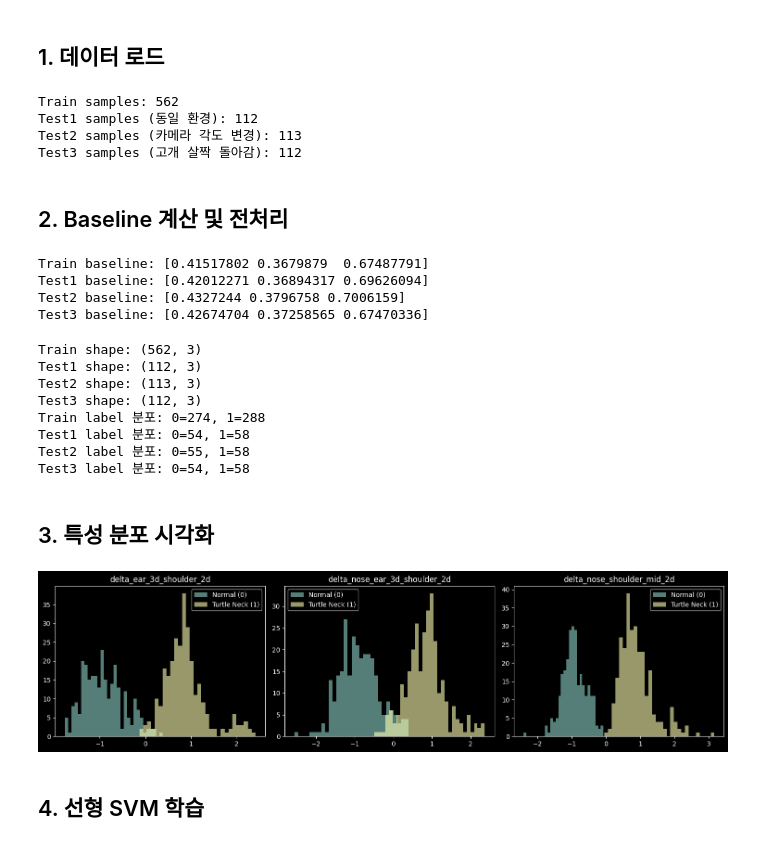
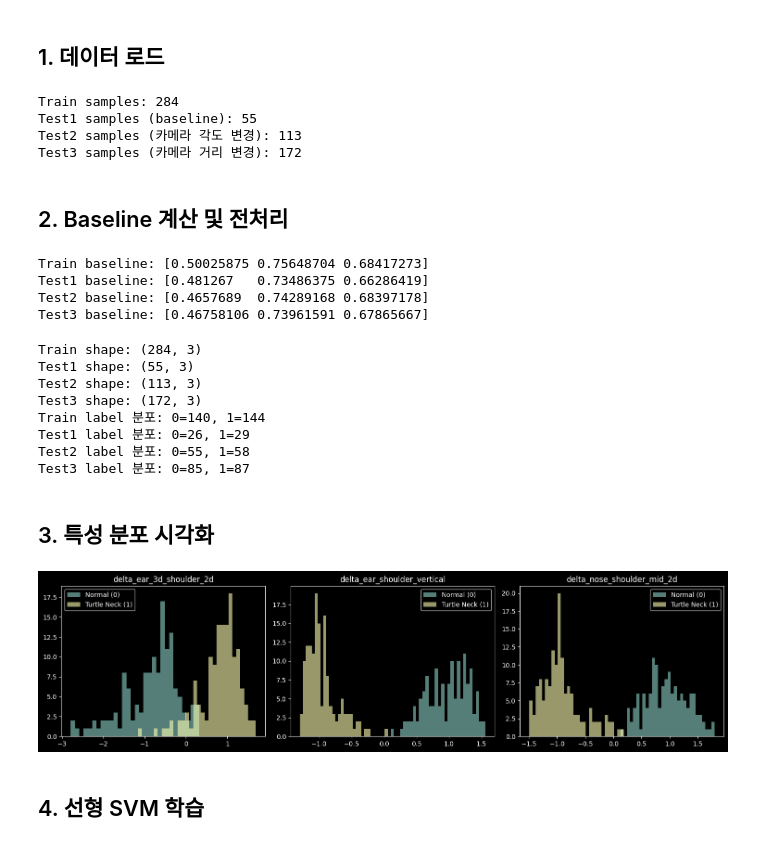
Before and after one commit to ehgk4245/Kkobuk, a Jupyter notebook: ai/research/experiments/SVM_V2.ipynb, the cells around one changed output. Drawn from its saved outputs; the diff is of its cells as text; code cells hidden in the pictures.

```diff
--- a/ai/research/experiments/SVM_V2.ipynb
+++ b/ai/research/experiments/SVM_V2.ipynb
@@ -17,16 +17,16 @@ from preprocessing_V2 import compute_baseline, extract_features
 # %% [markdown]
 ## 1. 데이터 로드
 # %%
-with open('../datasets/kkobuk_training_set_01.json', 'r') as f:
+with open('../datasets/train_data_set_01.json', 'r') as f:
     train_raw = json.load(f)
 
-with open('../datasets/kkobuk_test_set_01.json', 'r') as f:
+with open('../datasets/test_data_set_baseline.json', 'r') as f:
     test1_raw = json.load(f)
 
-with open('../datasets/kkobuk_test_set_02.json', 'r') as f:
+with open('../datasets/test_data_set_angle_change.json', 'r') as f:
     test2_raw = json.load(f)
 
-with open('../datasets/kkobuk_test_set_03.json', 'r') as f:
+with open('../datasets/test_data_set_distance_change.json', 'r') as f:
     test3_raw = json.load(f)
 
 train_samples = train_raw['samples'] if isinstance(train_raw, dict) else train_raw
@@ -35,14 +35,14 @@ test2_samples = test2_raw['samples'] if isinstance(test2_raw, dict) else test2_r
 test3_samples = test3_raw['samples'] if isinstance(test3_raw, dict) else test3_raw
 
 print(f'Train samples: {len(train_samples)}')
-print(f'Test1 samples (동일 환경): {len(test1_samples)}')
+print(f'Test1 samples (baseline): {len(test1_samples)}')
 print(f'Test2 samples (카메라 각도 변경): {len(test2_samples)}')
-print(f'Test3 samples (고개 살짝 돌아감): {len(test3_samples)}')
+print(f'Test3 samples (카메라 거리 변경): {len(test3_samples)}')
 # %% [output]
-Train samples: 562
-Test1 samples (동일 환경): 112
+Train samples: 284
+Test1 samples (baseline): 55
 Test2 samples (카메라 각도 변경): 113
-Test3 samples (고개 살짝 돌아감): 112
+Test3 samples (카메라 거리 변경): 172
 # %% [markdown]
 ## 2. Baseline 계산 및 전처리
 # %%
@@ -62,10 +62,10 @@ print(f'Test1 baseline: {baseline_test1}')
 print(f'Test2 baseline: {baseline_test2}')
 print(f'Test3 baseline: {baseline_test3}')
 # %% [output]
-Train baseline: [0.41517802 0.3679879  0.67487791]
-Test1 baseline: [0.42012271 0.36894317 0.69626094]
-Test2 baseline: [0.4327244 0.3796758 0.7006159]
-Test3 baseline: [0.42674704 0.37258565 0.67470336]
+Train baseline: [0.50025875 0.75648704 0.68417273]
+Test1 baseline: [0.481267   0.73486375 0.66286419]
+Test2 baseline: [0.4657689  0.74289168 0.68397178]
+Test3 baseline: [0.46758106 0.73961591 0.67865667]
 # %%
 def preprocess(samples, baseline):
     X, y = [], []
@@ -102,29 +102,29 @@ print(f'Test1 label 분포: 0={np.sum(y_test1==0)}, 1={np.sum(y_test1==1)}')
 print(f'Test2 label 분포: 0={np.sum(y_test2==0)}, 1={np.sum(y_test2==1)}')
 print(f'Test3 label 분포: 0={np.sum(y_test3==0)}, 1={np.sum(y_test3==1)}')
 # %% [output]
-Train shape: (562, 3)
-Test1 shape: (112, 3)
+Train shape: (284, 3)
+Test1 shape: (55, 3)
 Test2 shape: (113, 3)
-Test3 shape: (112, 3)
-Train label 분포: 0=274, 1=288
-Test1 label 분포: 0=54, 1=58
+Test3 shape: (172, 3)
+Train label 분포: 0=140, 1=144
+Test1 label 분포: 0=26, 1=29
 Test2 label 분포: 0=55, 1=58
-Test3 label 분포: 0=54, 1=58
+Test3 label 분포: 0=85, 1=87
 # %% [markdown]
 ## 3. 특성 분포 시각화
 # %%
-feature_names = ['delta_ear_3d_shoulder_2d', 'delta_nose_ear_3d_shoulder_2d', 'delta_nose_shoulder_mid_2d']
+feature_names = ['delta_ear_3d_shoulder_2d', 'delta_ear_shoulder_vertical', 'delta_nose_shoulder_mid_2d']
 
 fig, axes = plt.subplots(1, 3, figsize=(15, 4))
 for i, (ax, name) in enumerate(zip(axes, feature_names)):
     ax.hist(X_train[y_train == 0, i], bins=30, alpha=0.6, label='Normal (0)')
     ax.hist(X_train[y_train == 1, i], bins=30, alpha=0.6, label='Turtle Neck (1)')
     ax.set_title(name)
     ax.legend()
 plt.tight_layout()
 plt.show()
 # %% [output]
-[figure, old version]
+[figure, new version]
 # %% [markdown]
 ## 4. 선형 SVM 학습
 # %%
```
Also changed, not shown: parts of 3 cells of this notebook, 5 other files.
